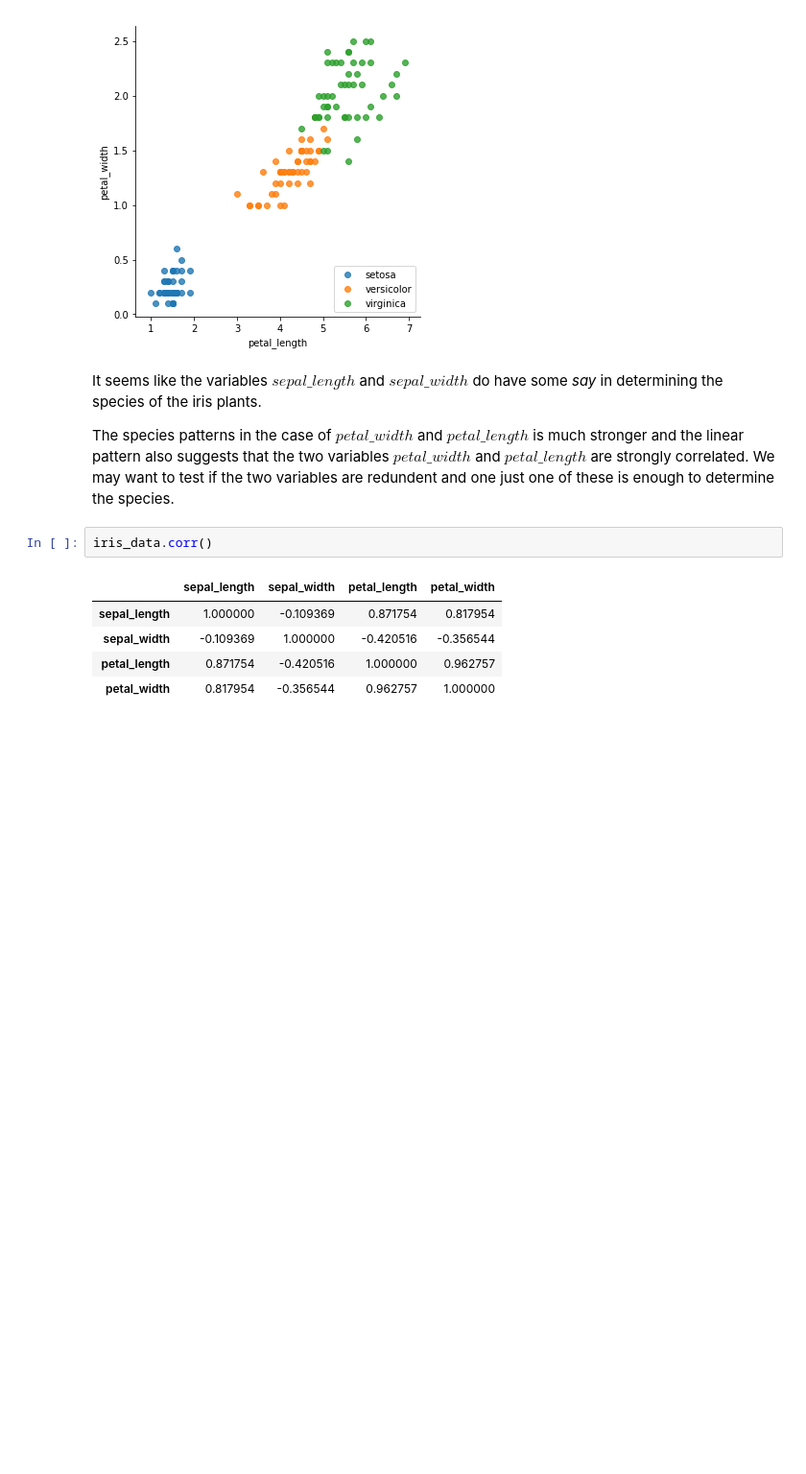
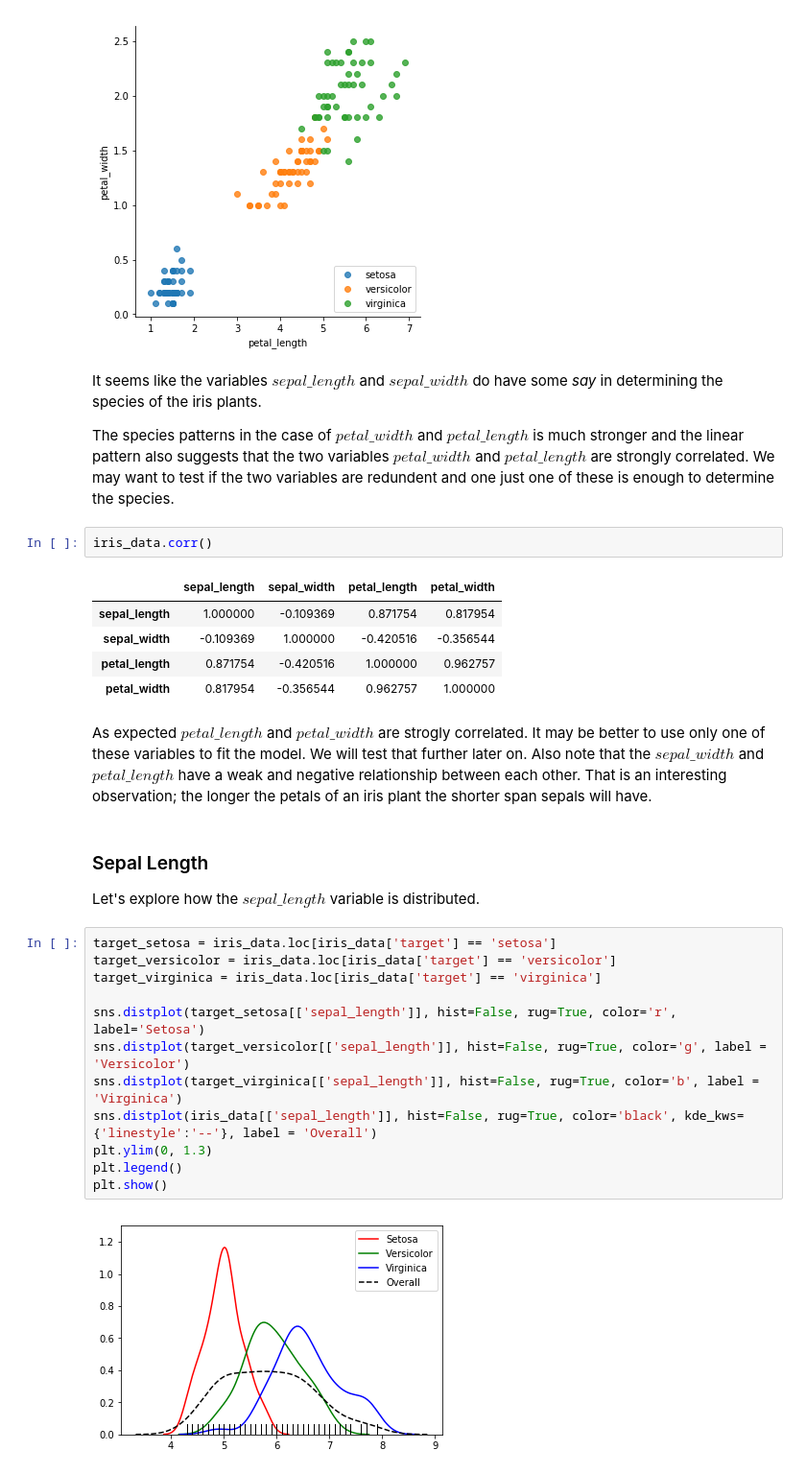
Before and after one commit to amjadfarman/iris_problem, a Jupyter notebook: iris_problem.ipynb, the cells around one changed output. Shown at 96% size. Saved outputs shown, nothing was run; the diff lists cells and outputs as text; blank space fills up the shorter version.

Commit message:
Some explarotaroty analysis done and a simple Logistic Regression Model fitted on the entire data

```diff
--- a/iris_problem.ipynb
+++ b/iris_problem.ipynb
@@ -68,3 +68,22 @@ iris_data.corr()
 | sepal_width | -0.109369 | 1.000000 | -0.420516 | -0.356544 |
 | petal_length | 0.871754 | -0.420516 | 1.000000 | 0.962757 |
 | petal_width | 0.817954 | -0.356544 | 0.962757 | 1.000000 |
+# %% [markdown]
+As expected $petal\_length$ and $petal\_width$ are strogly correlated. It may be better to use only one of these variables to fit the model. We will test that further later on. Also note that the $sepal\_width$ and $petal\_length$ have a weak and negative relationship between each other. That is an interesting observation; the longer the petals of an iris plant the shorter span sepals will have.
+# %% [markdown]
+### Sepal Length
+Let's explore how the $sepal\_length$ variable is distributed.
+# %%
+target_setosa = iris_data.loc[iris_data['target'] == 'setosa']
+target_versicolor = iris_data.loc[iris_data['target'] == 'versicolor']
+target_virginica = iris_data.loc[iris_data['target'] == 'virginica']
+
+sns.distplot(target_setosa[['sepal_length']], hist=False, rug=True, color='r', label='Setosa')
+sns.distplot(target_versicolor[['sepal_length']], hist=False, rug=True, color='g', label = 'Versicolor')
+sns.distplot(target_virginica[['sepal_length']], hist=False, rug=True, color='b', label = 'Virginica')
+sns.distplot(iris_data[['sepal_length']], hist=False, rug=True, color='black', kde_kws={'linestyle':'--'}, label = 'Overall')
+plt.ylim(0, 1.3)
+plt.legend()
+plt.show()
+# %% [output]
+[figure, added]
```
Also changed, not shown: parts of 10 cells of this notebook.
